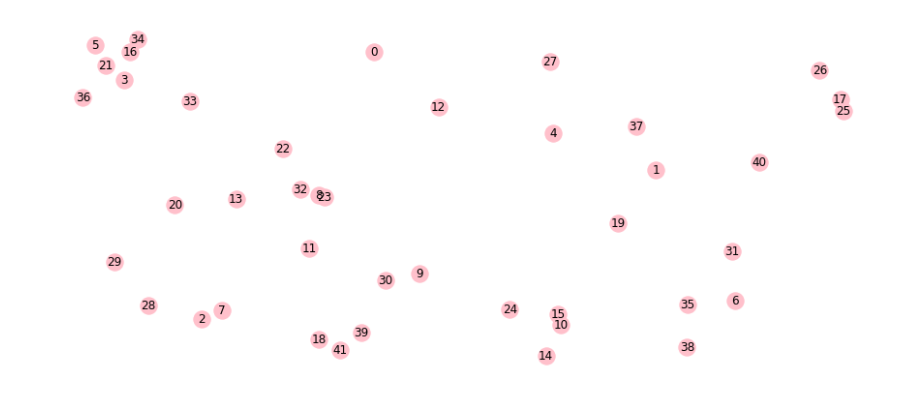
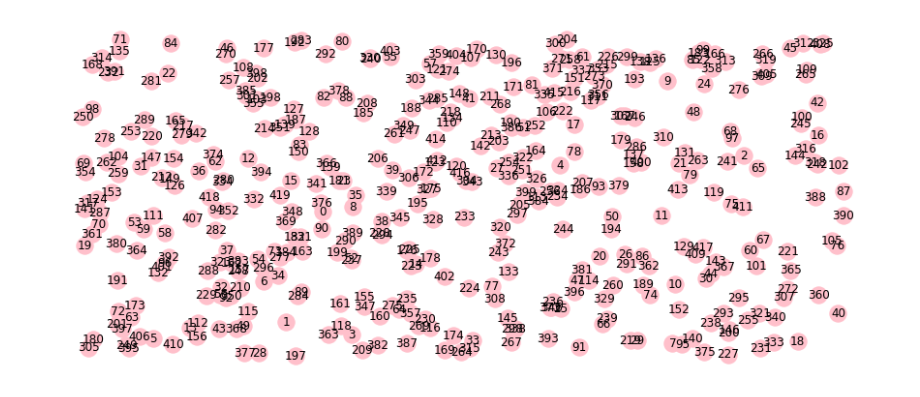
Before and after one commit to AleKrios7/CI-Homework-n-Test, a Jupyter notebook: traveling.ipynb, the cells around one changed output. Cells and saved outputs as stored; diff of their text form; code cells hidden in the pictures.

```diff
--- a/traveling.ipynb
+++ b/traveling.ipynb
@@ -48,12 +48,12 @@ class Tsp:
     def graph(self) -> nx.digraph:
         return self._graph
 # %%
-NUM_CITIES = 42
+NUM_CITIES = 420
 
 problem = Tsp(NUM_CITIES)
 problem.plot()
 # %% [output]
-[figure, old version]
+[figure, new version]
 # %%
 def refine(solution: np.array, *, pm: float = 1/NUM_CITIES) -> np.array:
     new_solution = solution.copy()
```
Also changed, not shown: parts of 1 cell of this notebook, 2 other files.
